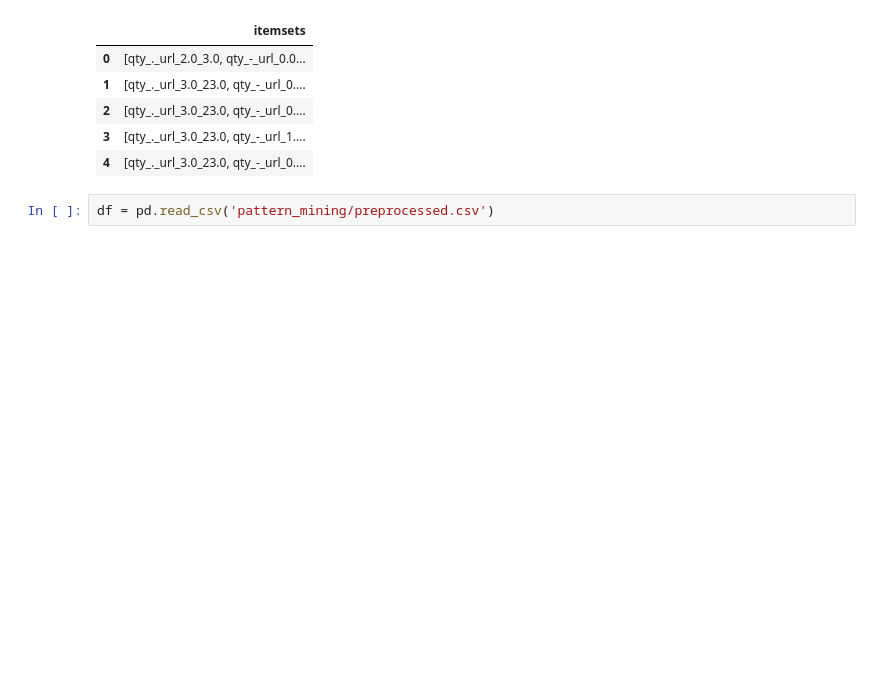
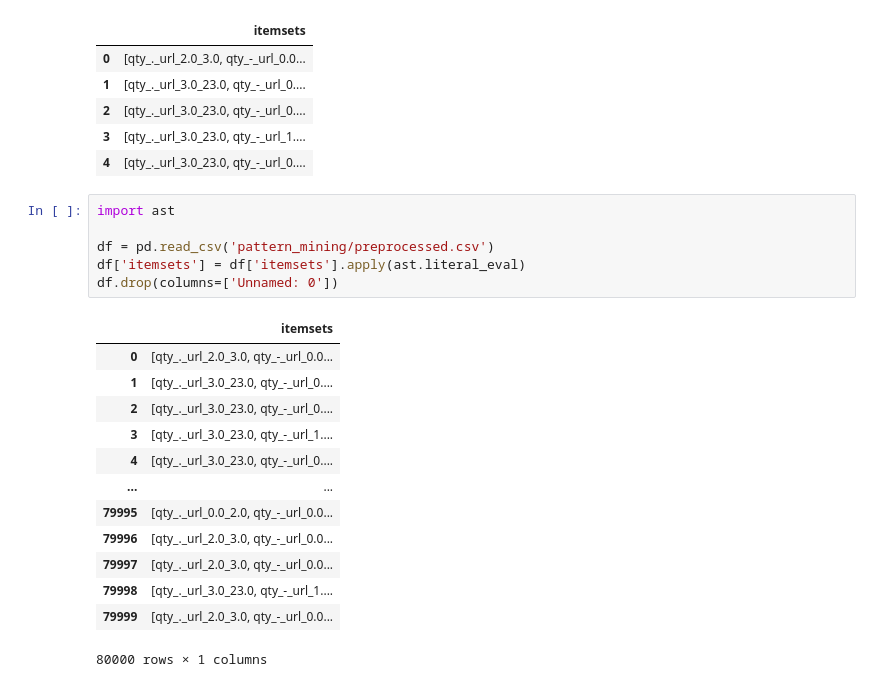
Before and after one commit to RezaAbbaszadeh/PhishingDetection, a Jupyter notebook: frequent_patterns.ipynb, the cells around one changed output. Saved outputs shown, nothing was run; the diff lists cells and outputs as text; blank space fills up the shorter version.

```diff
--- a/frequent_patterns.ipynb
+++ b/frequent_patterns.ipynb
@@ -139,5 +197,23 @@ df.head()
 | 2 | [qty_._url_3.0_23.0, qty_-_url_0.... |
 | 3 | [qty_._url_3.0_23.0, qty_-_url_1.... |
 | 4 | [qty_._url_3.0_23.0, qty_-_url_0.... |
-# %%
-df = pd.read_csv('pattern_mining/preprocessed.csv')
+# %%
+import ast
+
+df = pd.read_csv('pattern_mining/preprocessed.csv')
+df['itemsets'] = df['itemsets'].apply(ast.literal_eval)
+df.drop(columns=['Unnamed: 0'])
+# %% [output]
+|  | itemsets |
+| 0 | [qty_._url_2.0_3.0, qty_-_url_0.0... |
+| 1 | [qty_._url_3.0_23.0, qty_-_url_0.... |
+| 2 | [qty_._url_3.0_23.0, qty_-_url_0.... |
+| 3 | [qty_._url_3.0_23.0, qty_-_url_1.... |
+| 4 | [qty_._url_3.0_23.0, qty_-_url_0.... |
+| ... | ... |
+| 79995 | [qty_._url_0.0_2.0, qty_-_url_0.0... |
+| 79996 | [qty_._url_2.0_3.0, qty_-_url_0.0... |
+| 79997 | [qty_._url_2.0_3.0, qty_-_url_0.0... |
+| 79998 | [qty_._url_3.0_23.0, qty_-_url_1.... |
+| 79999 | [qty_._url_2.0_3.0, qty_-_url_0.0... |
+80000 rows × 1 columns
```
Also changed, not shown: parts of 13 cells of this notebook, 2 other files.
